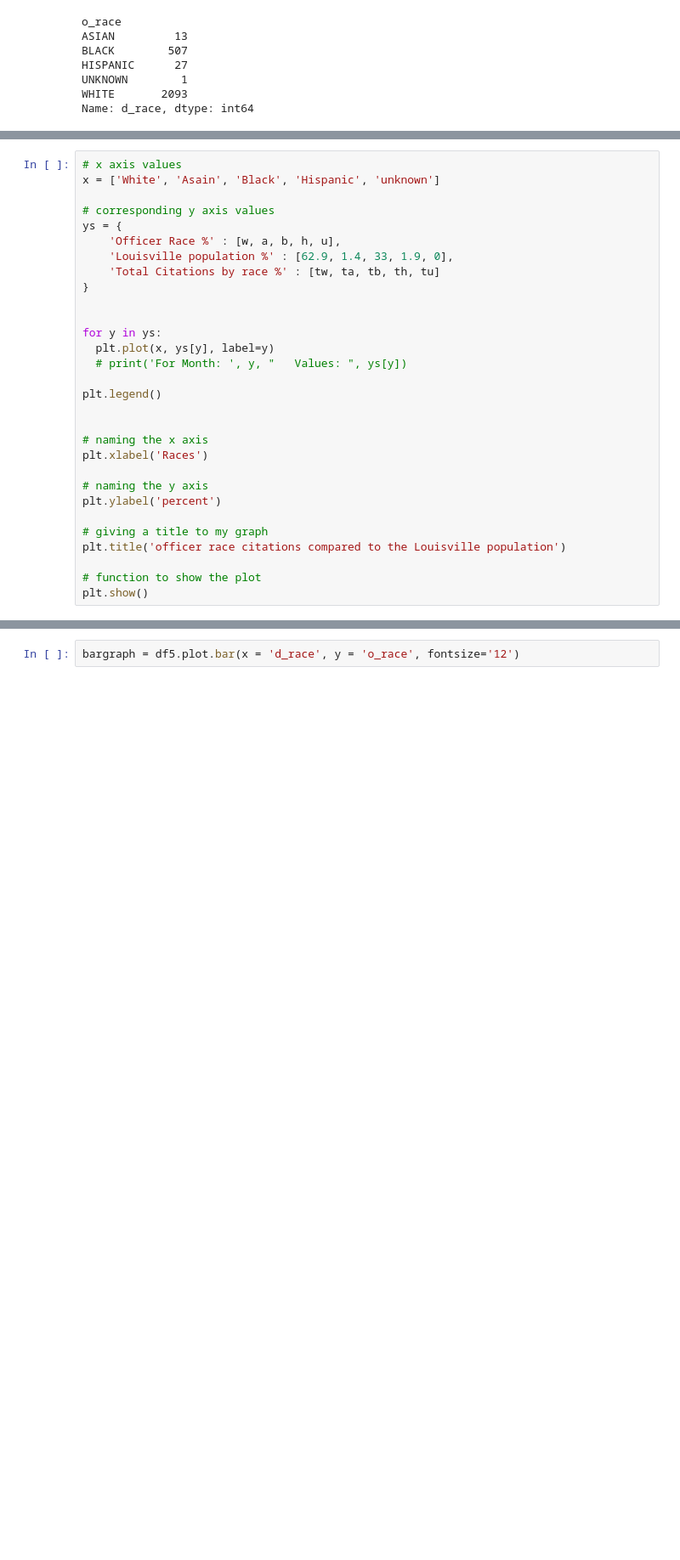
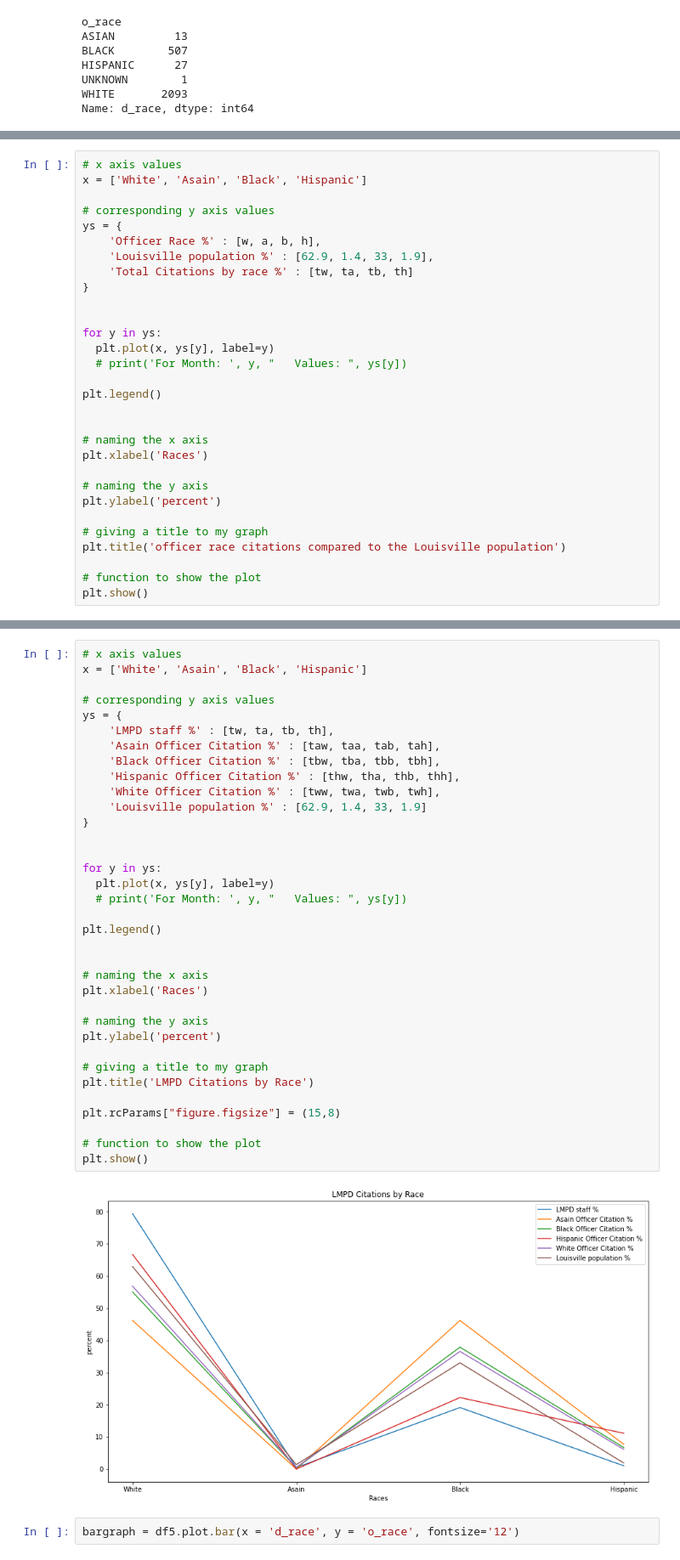
Before and after one commit to dmorton714/lmpd, a Jupyter notebook: lmpd_cleaned.ipynb, the cells around one changed output, grey strips where cells are left out. Shown at 85% size. Cells and saved outputs as stored; diff of their text form; blank space fills up the shorter version.

```diff
--- a/lmpd_cleaned.ipynb
+++ b/lmpd_cleaned.ipynb
@@ -552,12 +521,12 @@ plt.show()
 # %%
 # x axis values
-x = ['White', 'Asain', 'Black', 'Hispanic', 'unknown']
+x = ['White', 'Asain', 'Black', 'Hispanic']
 
 # corresponding y axis values
 ys = {
-    'Officer Race %' : [w, a, b, h, u],
-    'Louisville population %' : [62.9, 1.4, 33, 1.9, 0],
-    'Total Citations by race %' : [tw, ta, tb, th, tu]
+    'Officer Race %' : [w, a, b, h],
+    'Louisville population %' : [62.9, 1.4, 33, 1.9],
+    'Total Citations by race %' : [tw, ta, tb, th]
 }
 
 
@@ -584,3 +650,40 @@ plt.show()
+# %%
+# x axis values
+x = ['White', 'Asain', 'Black', 'Hispanic']
+
+# corresponding y axis values
+ys = {
+    'LMPD staff %' : [tw, ta, tb, th],
+    'Asain Officer Citation %' : [taw, taa, tab, tah],
+    'Black Officer Citation %' : [tbw, tba, tbb, tbh],
+    'Hispanic Officer Citation %' : [thw, tha, thb, thh],
+    'White Officer Citation %' : [tww, twa, twb, twh],
+    'Louisville population %' : [62.9, 1.4, 33, 1.9]
+}
+
+
+for y in ys:
+  plt.plot(x, ys[y], label=y)
+  # print('For Month: ', y, "   Values: ", ys[y])
+
+plt.legend()
+
+
+# naming the x axis
+plt.xlabel('Races')
+
+# naming the y axis
+plt.ylabel('percent')
+
+# giving a title to my graph
+plt.title('LMPD Citations by Race')
+
+plt.rcParams["figure.figsize"] = (15,8)
+
+# function to show the plot
+plt.show()
+# %% [output]
+[figure, added]
 # %%
 bargraph = df5.plot.bar(x = 'd_race', y = 'o_race', fontsize='12')
 # %% [output]
```
Also changed, not shown: parts of 6 cells of this notebook, 1 other file.
